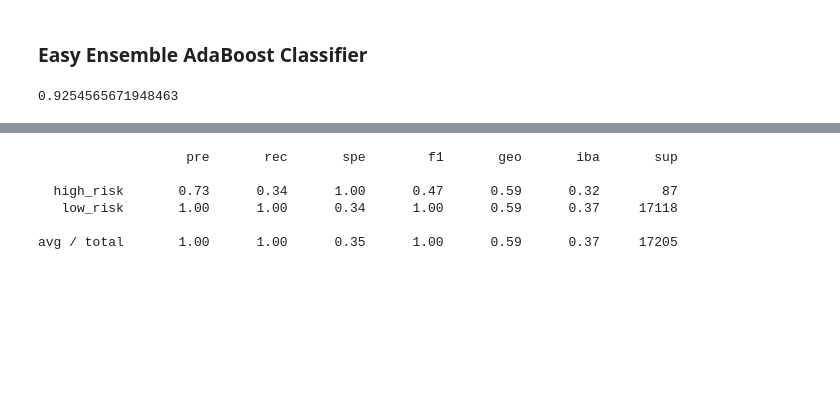
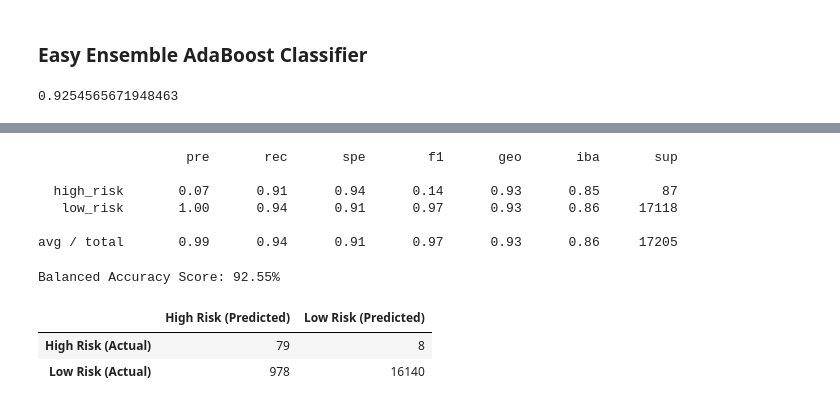
Before and after one commit to PopeScooby/Credit_Risk_Analysis, a Jupyter notebook: credit_risk_ensemble.ipynb, the cells around one changed output, grey strips where cells are left out. Saved outputs shown, nothing was run; the diff lists cells and outputs as text; code cells hidden in the pictures; blank space fills up the shorter version.

```diff
--- a/credit_risk_ensemble.ipynb
+++ b/credit_risk_ensemble.ipynb
@@ -222,10 +246,21 @@ array([[   30,    57],
 # %%
 # Print the imbalanced classification report
-print(classification_report_imbalanced(y_test, predictions))
+print(classification_report_imbalanced(y_test, ee_pred))
 # %% [output]
                    pre       rec       spe        f1       geo       iba       sup
 
-  high_risk       0.73      0.34      1.00      0.47      0.59      0.32        87
-   low_risk       1.00      1.00      0.34      1.00      0.59      0.37     17118
+  high_risk       0.07      0.91      0.94      0.14      0.93      0.85        87
+   low_risk       1.00      0.94      0.91      0.97      0.93      0.86     17118
 
-avg / total       1.00      1.00      0.35      1.00      0.59      0.37     17205
+avg / total       0.99      0.94      0.91      0.97      0.93      0.86     17205
+# %%
+bas = balanced_accuracy_score(y_test, ee_pred)
+cm_df = pd.DataFrame(confusion_matrix(y_test, ee_pred), index=["High Risk (Actual)","Low Risk (Actual)"], columns=["High Risk (Predicted)", "Low Risk (Predicted)"])
+cri = classification_report_imbalanced(y_test, ee_pred)
+print("Balanced Accuracy Score: " + format(bas,'.2%'))
+cm_df.style.set_table_styles([dict(selector="th",props=[('max-width', '75px')])])
+# %% [output]
+Balanced Accuracy Score: 92.55%
+|  | High Risk (Predicted) | Low Risk (Predicted) |
+| High Risk (Actual) | 79 | 8 |
+| Low Risk (Actual) | 978 | 16140 |
```
Also changed, not shown: parts of 4 cells of this notebook, 13 other files.
